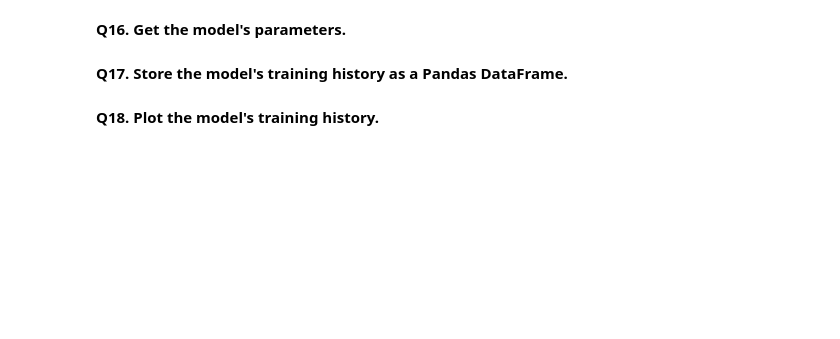
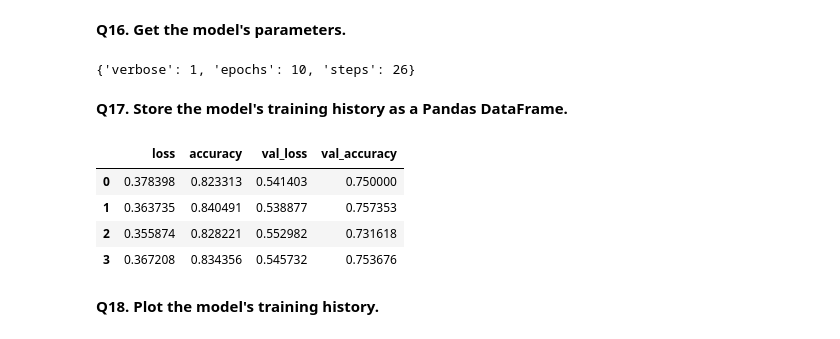
Before and after one commit to CC-KEH/PWSKILLS-Data-Science-Masters-Assigments, a Jupyter notebook: TensorFlow & PyTorch/assignment_callback_functions.ipynb, the cells around one changed output. Drawn from its saved outputs; the diff is of its cells as text; code cells hidden in the pictures; blank space fills up the shorter version.

```diff
--- a/TensorFlow & PyTorch/assignment_callback_functions.ipynb
+++ b/TensorFlow & PyTorch/assignment_callback_functions.ipynb
@@ -35,6 +337,18 @@ callbacks.**
 # %% [markdown]
 **Q16. Get the model's parameters.**
+# %%
+history.params
+# %% [output]
+{'verbose': 1, 'epochs': 10, 'steps': 26}
 # %% [markdown]
 **Q17. Store the model's training history as a Pandas DataFrame.**
+# %%
+pd.DataFrame(history.history)
+# %% [output]
+|  | loss | accuracy | val_loss | val_accuracy |
+| 0 | 0.378398 | 0.823313 | 0.541403 | 0.750000 |
+| 1 | 0.363735 | 0.840491 | 0.538877 | 0.757353 |
+| 2 | 0.355874 | 0.828221 | 0.552982 | 0.731618 |
+| 3 | 0.367208 | 0.834356 | 0.545732 | 0.753676 |
 # %% [markdown]
 **Q18. Plot the model's training history.**
```
Also changed, not shown: parts of 53 cells of this notebook, 19 other files.
